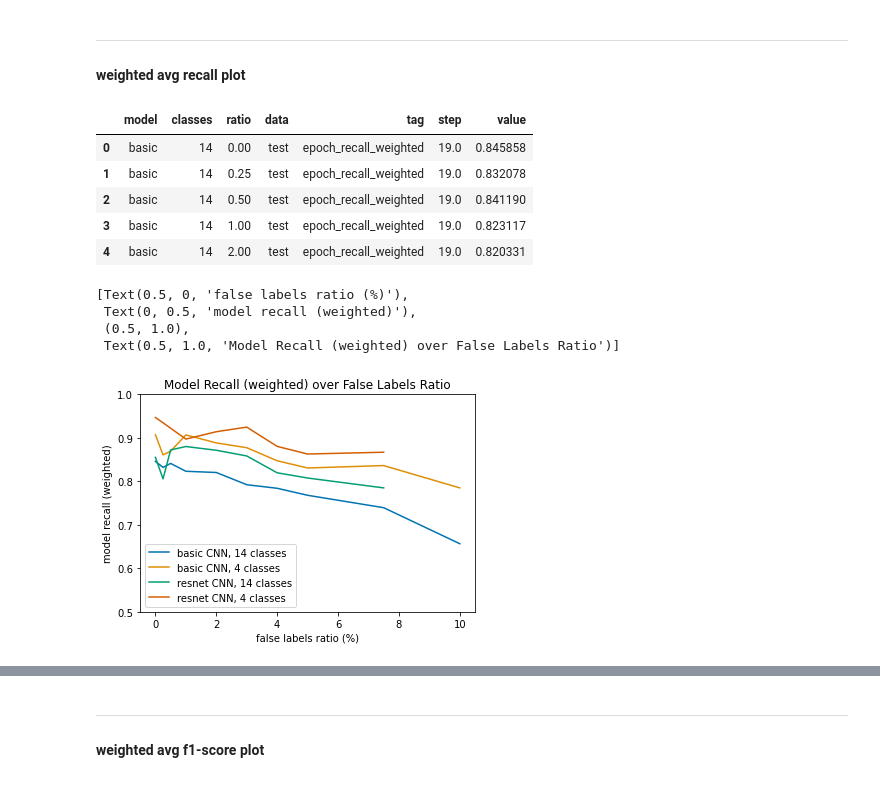
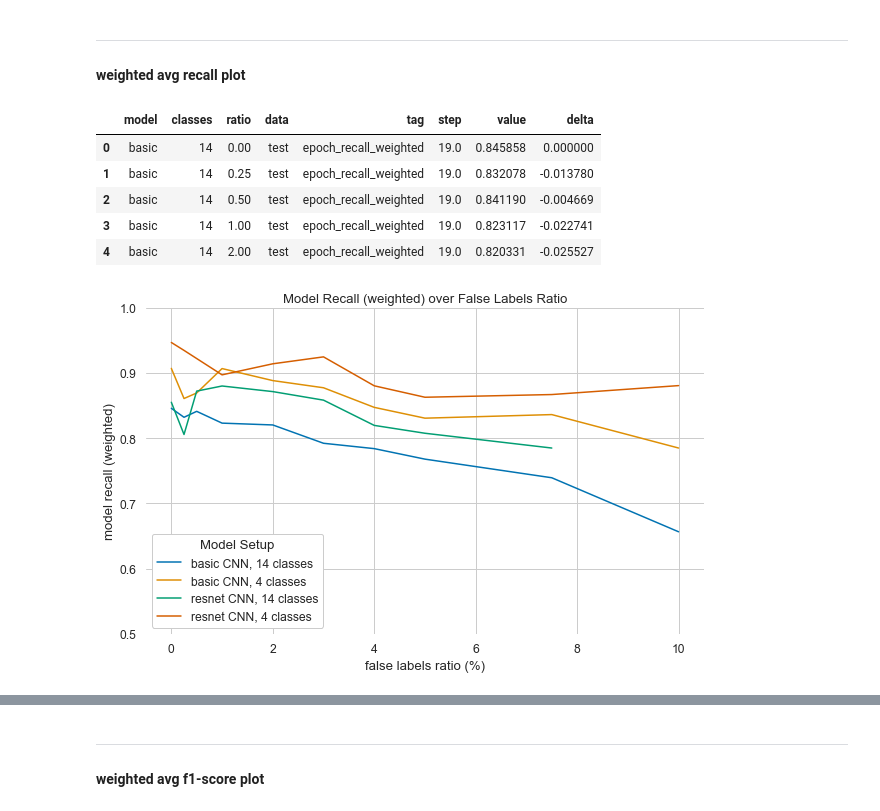
Before and after one commit to at-gmbh/corrupted-labels-effect, a Jupyter notebook: notebooks/aggregation.ipynb, the cells around one changed output, grey strips where cells are left out. Drawn from its saved outputs; the diff is of its cells as text; code cells hidden in the pictures.

```diff
--- a/notebooks/aggregation.ipynb
+++ b/notebooks/aggregation.ipynb
@@ -42,7 +41,7 @@ tensorboard dev upload --logdir=./tensorboard_upload/ --name FLE_resnet_test
 shutil.rmtree(upload_path)
 # %%
 # TODO: set tensorboard dev ID
-experiment_ids = ['6QQYimtjSoK55Q6f7v5Pyg', 'Qm4QcX0MTvSAOFvJrBf19Q']
+experiment_ids = ['Cw4BDWrkTx2kI8A4OzBu5A', 'uLYWP18zQ1eMtDBiLHLHrg'] # [resnet, basic]
 all_dfs = []
 
 # download experiment
@@ -179,0 +225,26 @@ plt.savefig('fle_precision_fl-ratio.png')
+# %%
+df_hue = df_epoch_precision_w[['model', 'classes']].apply(
+    lambda row: f'{row.model} CNN, {row.classes} classes', axis=1
+)
+
+sns.set(font_scale = 1.1)
+sns.set_style("whitegrid")
+f, (ax1) = plt.subplots(1, 1, figsize=(10, 6))
+sns.despine(left=True, bottom=True)
+
+sns.lineplot(
+            data=df_epoch_precision_w,
+            x='ratio',
+            y='delta',
+            ax=ax1,
+            hue=df_hue,
+            palette='colorblind'
+        ).set(
+            xlabel='false labels ratio (%)',
+            ylabel='model precision (weighted) delta',
+            ylim=(-0.15,0.15),
+            title='Model Precision (weighted) Delta over False Labels Ratio'
+        )
+plt.legend(loc='upper right', title='Model Setup', facecolor='white', framealpha=1)
+
+f.savefig('../assets/model_precision_delta.png', dpi=300, facecolor='white')
@@ -182,36 +255,41 @@ plt.savefig('fle_precision_fl-ratio.png')
 
 #### weighted avg recall plot
 # %%
-df_epoch_recall_w = df.query("tag == 'epoch_recall_weighted' & step == 19 & run.str.contains('test')")
+df_epoch_recall_w = df_aggr.query("tag == 'epoch_recall_weighted'")
 df_epoch_recall_w = df_epoch_recall_w.groupby(['model', 'classes', 'ratio', 'data', 'tag']).mean().reset_index()
 df_epoch_recall_w.head()
 # %% [output]
-|  | model | classes | ratio | data | tag | step | value |
-| 0 | basic | 14 | 0.00 | test | epoch_recall_weighted | 19.0 | 0.845858 |
-| 1 | basic | 14 | 0.25 | test | epoch_recall_weighted | 19.0 | 0.832078 |
-| 2 | basic | 14 | 0.50 | test | epoch_recall_weighted | 19.0 | 0.841190 |
-| 3 | basic | 14 | 1.00 | test | epoch_recall_weighted | 19.0 | 0.823117 |
-| 4 | basic | 14 | 2.00 | test | epoch_recall_weighted | 19.0 | 0.820331 |
+|  | model | classes | ratio | data | tag | step | value | delta |
+| 0 | basic | 14 | 0.00 | test | epoch_recall_weighted | 19.0 | 0.845858 | 0.000000 |
+| 1 | basic | 14 | 0.25 | test | epoch_recall_weighted | 19.0 | 0.832078 | -0.013780 |
+| 2 | basic | 14 | 0.50 | test | epoch_recall_weighted | 19.0 | 0.841190 | -0.004669 |
+| 3 | basic | 14 | 1.00 | test | epoch_recall_weighted | 19.0 | 0.823117 | -0.022741 |
+| 4 | basic | 14 | 2.00 | test | epoch_recall_weighted | 19.0 | 0.820331 | -0.025527 |
 # %%
 df_hue = df_epoch_recall_w[['model', 'classes']].apply(
     lambda row: f'{row.model} CNN, {row.classes} classes', axis=1
 )
 
+sns.set(font_scale = 1.1)
+sns.set_style("whitegrid")
+f, (ax1) = plt.subplots(1, 1, figsize=(10, 6))
+sns.despine(left=True, bottom=True)
+
 sns.lineplot(
             data=df_epoch_recall_w,
             x='ratio',
             y='value',
+            ax=ax1,
             hue=df_hue,
             palette='colorblind'
         ).set(
             xlabel='false labels ratio (%)',
             ylabel='model recall (weighted)',
             ylim=(0.5,1),
             title='Model Recall (weighted) over False Labels Ratio'
         )
+plt.legend(loc='lower left', title='Model Setup', facecolor='white', framealpha=1)
+
+f.savefig('../assets/model_recall.png', dpi=300, facecolor='white')
 # %% [output]
-[Text(0.5, 0, 'false labels ratio (%)'),
- Text(0, 0.5, 'model recall (weighted)'),
- (0.5, 1.0),
- Text(0.5, 1.0, 'Model Recall (weighted) over False Labels Ratio')]
-[figure, old version]
+[figure, new version]
```
Also changed, not shown: parts of 21 cells of this notebook, 2 other files.
